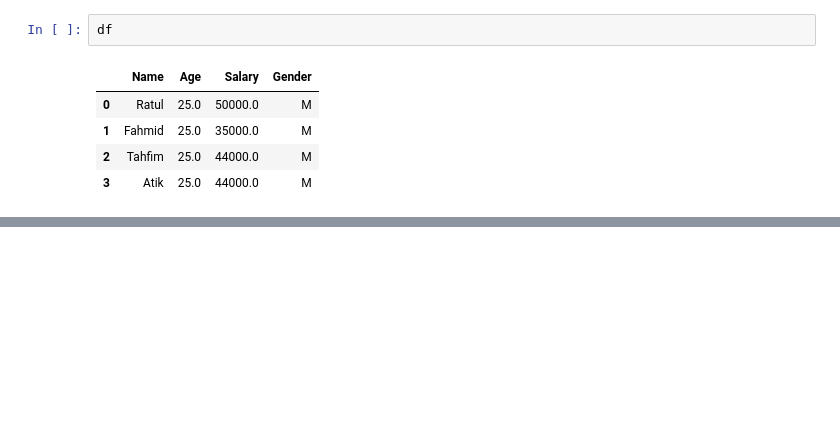
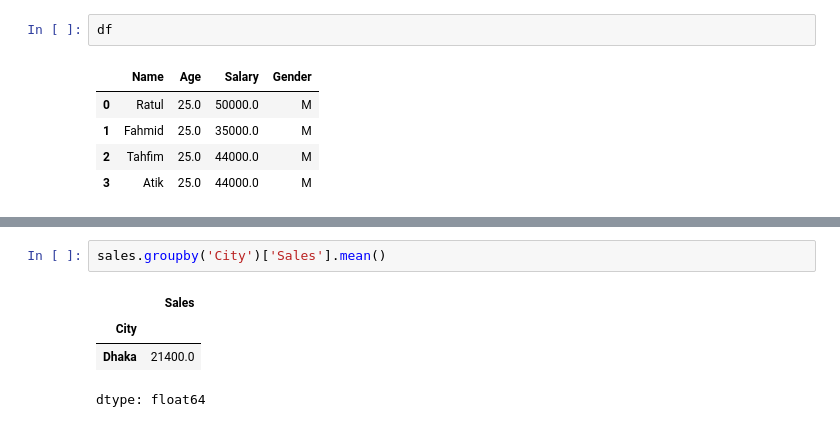
Before and after one commit to AbirHasanRawvy/Data-Analyst-BasicToAdvance, a Jupyter notebook: Paython/Class_25_FeatureEngineering.ipynb, the cells around one changed output, grey strips where cells are left out. Cells and saved outputs as stored; diff of their text form; blank space fills up the shorter version.

```diff
--- a/Paython/Class_25_FeatureEngineering.ipynb
+++ b/Paython/Class_25_FeatureEngineering.ipynb
@@ -76,0 +98,7 @@ df
+# %%
+sales.groupby('City')['Sales'].mean()
+# %% [output]
+|  | Sales |
+| City |  |
+| Dhaka | 21400.0 |
+dtype: float64
```
Also changed, not shown: parts of 5 cells of this notebook.
